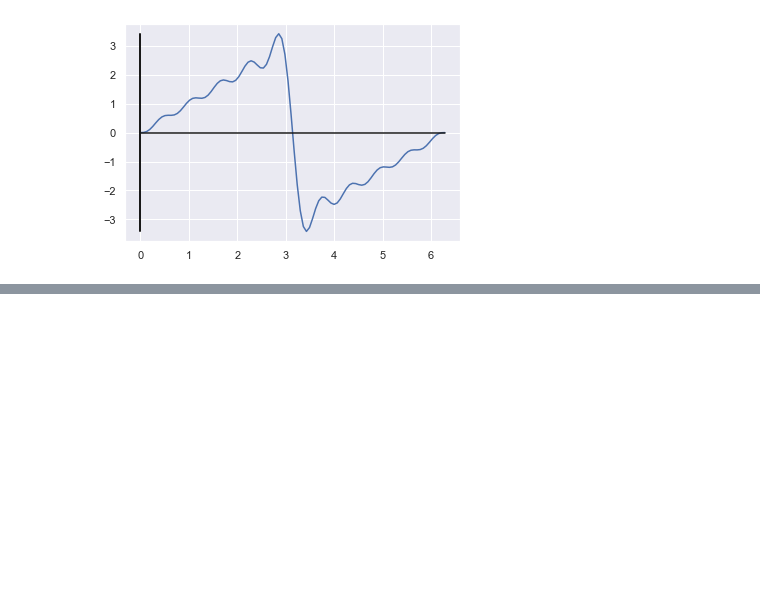
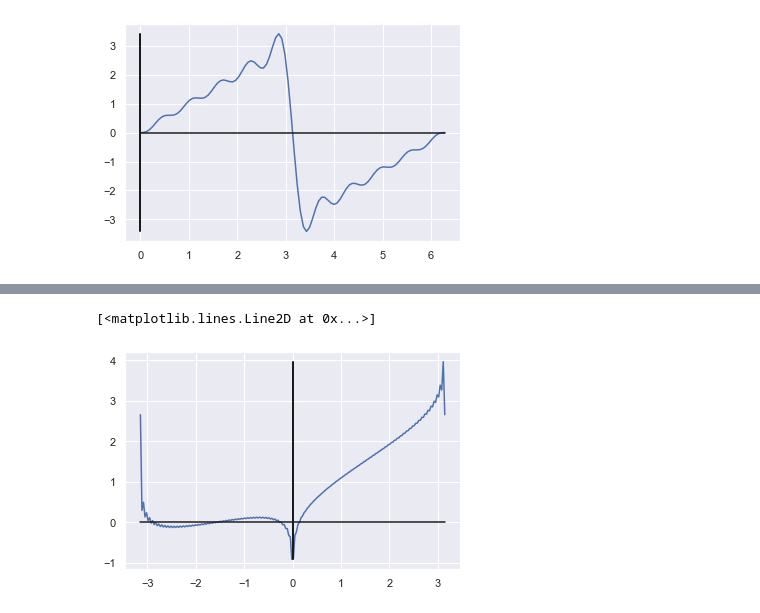
Before and after one commit to Gaurav17Joshi/Maths, a Jupyter notebook: diffeq1.ipynb, the cells around one changed output, grey strips where cells are left out. Cells and saved outputs as stored; diff of their text form; code cells hidden in the pictures; blank space fills up the shorter version.

```diff
--- a/diffeq1.ipynb
+++ b/diffeq1.ipynb
@@ -28,0 +50,27 @@ ax.plot(zeros,y,'k')
+# %%
+import autograd.numpy as np
+import matplotlib.pyplot as plt
+
+x = np.linspace(-1*np.pi,1*np.pi,200)
+
+def xzeros(x,b):
+    ans = 0
+    for i in range(1,b,2):
+        ans = ans + - 2/np.pi*(np.cos(i*x)/i)
+    for i in range(1,b):
+        if (i%2 == 1):
+            ans = ans + np.sin(i*x)/i
+        else:
+            ans = ans - np.sin(i*x)/i
+    return np.pi/4 + ans
+
+y = [ xzeros(t,100) for t in x]
+
+fig, ax = plt.subplots()
+ax.plot(x,y,'-')
+zeros = np.zeros(200)
+ax.plot(x,zeros, 'k')
+ax.plot(zeros,y,'k')
+# %% [output]
+[<matplotlib.lines.Line2D at 0x...>]
+[figure, added]
```
Also changed, not shown: parts of 1 cell of this notebook.
